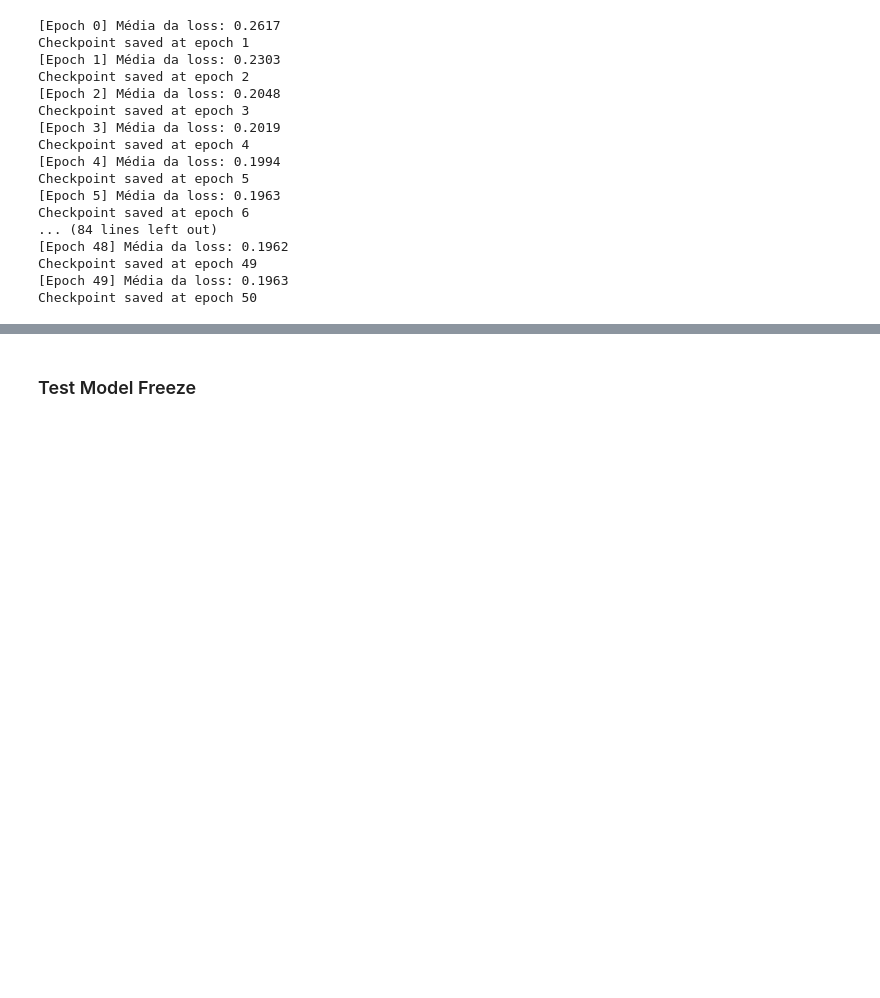
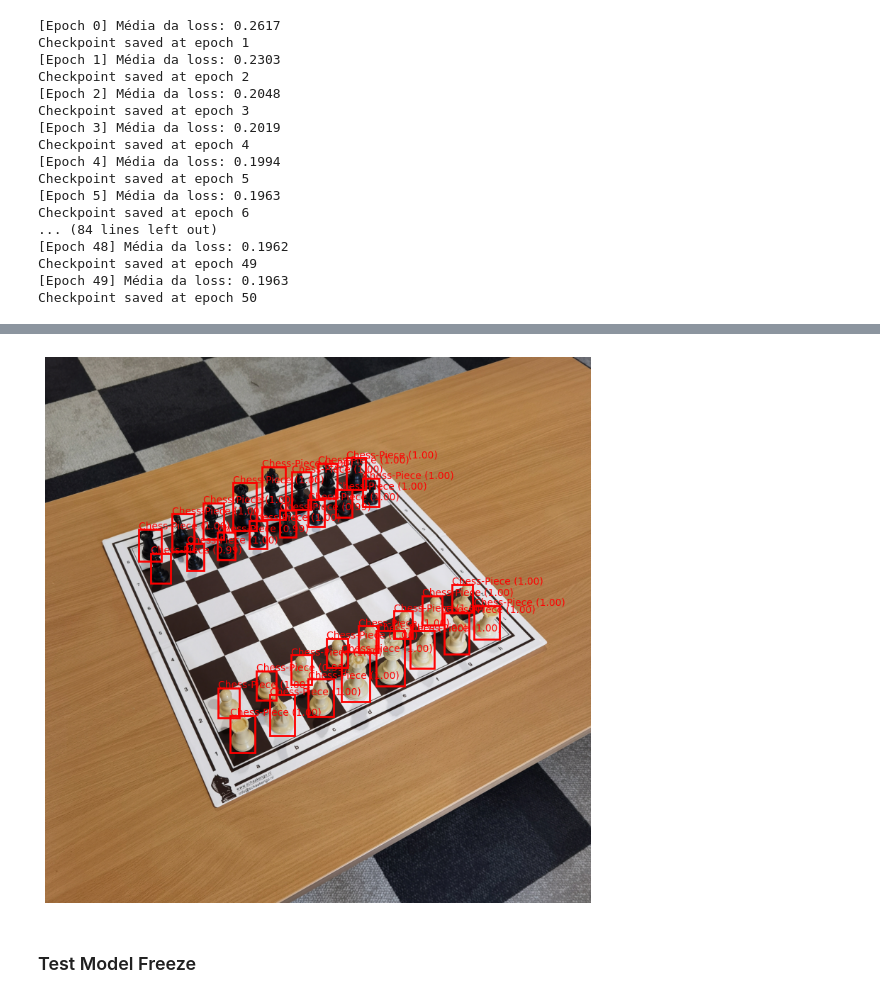
Before and after one commit to MatheusBissacot/ComputerVision, a Jupyter notebook: Task 3/1st_part/Train_Faster_RCNN.ipynb, the cells around one changed output, grey strips where cells are left out. Drawn from its saved outputs; the diff is of its cells as text; code cells hidden in the pictures; blank space fills up the shorter version.

```diff
--- a/Task 3/1st_part/Train_Faster_RCNN.ipynb
+++ b/Task 3/1st_part/Train_Faster_RCNN.ipynb
@@ -357,16 +321,6 @@ Checkpoint saved at epoch 1
 Checkpoint saved at epoch 2
 KeyboardInterrupt:
 # %%
-import torch
-import torchvision
-from torch.utils.data import DataLoader
-from torchvision.models.detection import FasterRCNN
-from torchvision.models.detection.faster_rcnn import FastRCNNPredictor
-from torchvision.datasets import CocoDetection
-from torchvision.transforms import functional as F
-import matplotlib.pyplot as plt
-from PIL import Image
-
 # Load Faster R-CNN with ResNet-50 backbone
 def get_model(num_classes):
     # Load pre-trained Faster R-CNN
@@ -412,7 +366,7 @@ with torch.no_grad():  # Disable gradient computation for inference
 # - boxes: predicted bounding boxes
 # - labels: predicted class labels
 # - scores: predicted scores for each box (confidence level)
-COCO_CLASSES = {0: "Background", 1: "Chess-Piece", 2: "Person", 3: "Table"}
+COCO_CLASSES = {0: "Background", 1: "Chess-Piece"}
 
 def get_class_name(class_id):
     return COCO_CLASSES.get(class_id, "Unknown")
@@ -445,3 +399,11 @@ def draw_boxes(image, prediction, fig_size=(10, 10)):
 draw_boxes(Image.open(image_path), prediction, fig_size=(12, 10))  # Example of increased size
 # %% [output]
 [figure]
+# %%
+class CustomCocoDetection(CocoDetection):
+    def __init__(self, root, annFile):
+        super().__init__(root, annFile, transforms=CocoTransform())
+
+# Exemplo
+test_dataset = CustomCocoDetection("images/test", "images/test/annotations.json")
+test_loader = DataLoader(test_dataset, batch_size=4, shuffle=False, collate_fn=lambda x: tuple(zip(*x)))
@@ -523,7 +558,7 @@ def get_model(num_classes):
 # Carregar o modelo e o checkpoint
 device = torch.device("cuda" if torch.cuda.is_available() else "cpu")
 model = get_model(num_classes=2)  # 1 classe + background
-checkpoint = torch.load('fasterrcnn_freeze/checkpoint10.pth', map_location=device)
+checkpoint = torch.load('fasterrcnn_freeze/checkpoint12.pth', map_location=device)
 model.load_state_dict(checkpoint['model_state_dict'])
 model.eval()
 model.to(device)
@@ -549,20 +583,4 @@ FasterRCNN(
 # %%
-# Initialize the model
-num_classes = 2  # Background + chair + person + table
-
-# Move model to GPU if available
-device = torch.device('cuda') if torch.cuda.is_available() else torch.device('cpu')
-
-
-# Load the trained model
-model = get_model(num_classes)
-checkpoint = torch.load('fasterrcnn/checkpoint.pth', map_location='cpu')
-model.load_state_dict(checkpoint['model_state_dict'])
-#model.load_state_dict(torch.load("fasterrcnn/checkpoint.pth"))
-model.to(device)
-model.eval()  # Set the model to evaluation mode
-
-
 def prepare_image(image_path):
     image = Image.open(image_path).convert("RGB")  # Open image
     image_tensor = F.to_tensor(image).unsqueeze(0)  # Convert image to tensor and add batch dimension
@@ -577,41 +595,39 @@ image_tensor = prepare_image(image_path)
 with torch.no_grad():  # Disable gradient computation for inference
     prediction = model(image_tensor)
 
-# `prediction` contains:
-# - boxes: predicted bounding boxes
-# - labels: predicted class labels
-# - scores: predicted scores for each box (confidence level)
-COCO_CLASSES = {0: "Background", 1: "Chess-Piece", 2: "Person", 3: "Table"}
+COCO_CLASSES = {0: "Background", 1: "Chess-Piece"}
 
 def get_class_name(class_id):
     return COCO_CLASSES.get(class_id, "Unknown")
 
 # Draw bounding boxes with the correct class names and increase image size
 def draw_boxes(image, prediction, fig_size=(10, 10)):
     boxes = prediction[0]['boxes'].cpu().numpy()  # Get predicted bounding boxes
     labels = prediction[0]['labels'].cpu().numpy()  # Get predicted labels
     scores = prediction[0]['scores'].cpu().numpy()  # Get predicted scores
 
     # Set a threshold for showing boxes (e.g., score > 0.5)
     threshold = 0.5
 
     # Set up the figure size to control the image size
     plt.figure(figsize=fig_size)  # Adjust the figure size here
 
     for box, label, score in zip(boxes, labels, scores):
         if score > threshold:
             x_min, y_min, x_max, y_max = box
             class_name = get_class_name(label)  # Get the class name
             plt.imshow(image)  # Display the image
             plt.gca().add_patch(plt.Rectangle((x_min, y_min), x_max - x_min, y_max - y_min,
                                               linewidth=2, edgecolor='r', facecolor='none'))
             plt.text(x_min, y_min, f"{class_name} ({score:.2f})", color='r')
 
     plt.axis('off')  # Turn off axis
     plt.show()
 
 # Display the image with bounding boxes and correct labels
 draw_boxes(Image.open(image_path), prediction, fig_size=(12, 10))  # Example of increased size
+# %% [output]
+[figure, added]
 # %% [markdown]
 ### Test Model Freeze
 # %%
```
Also changed, not shown: parts of 8 cells of this notebook.
